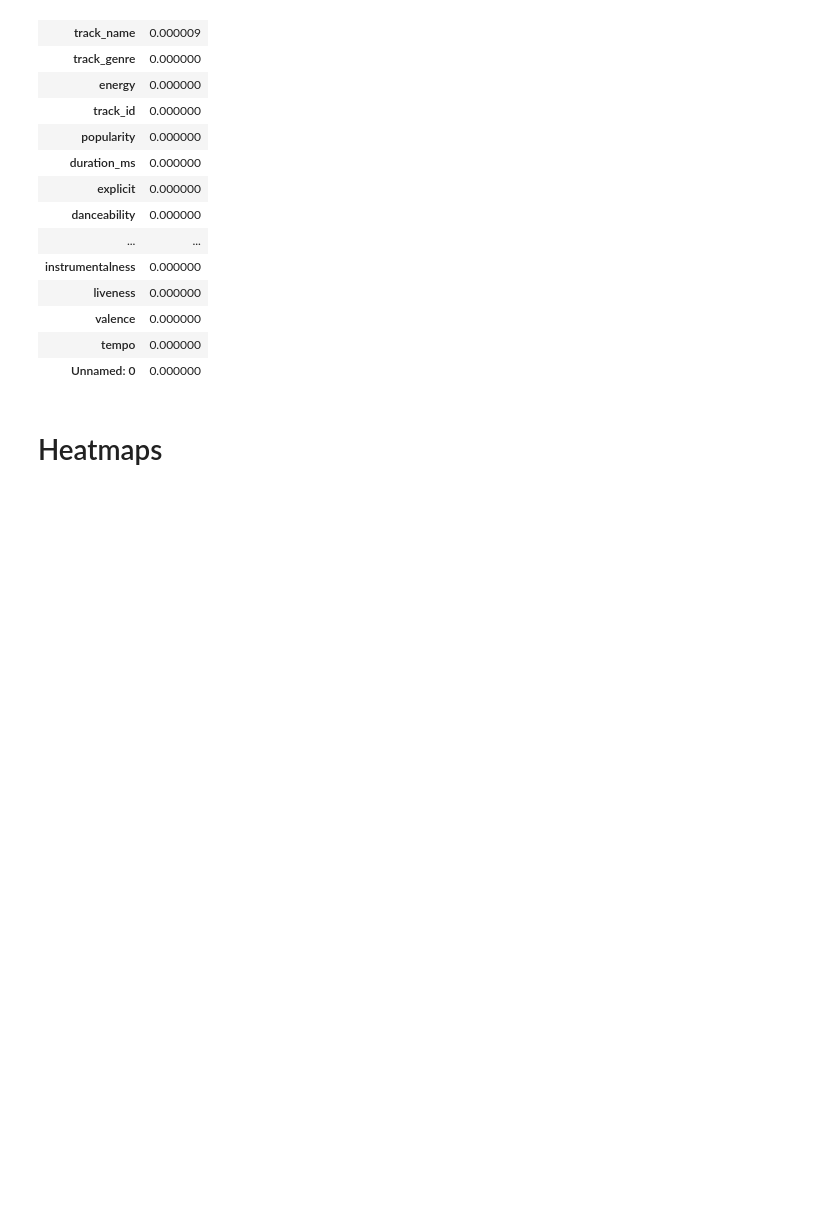
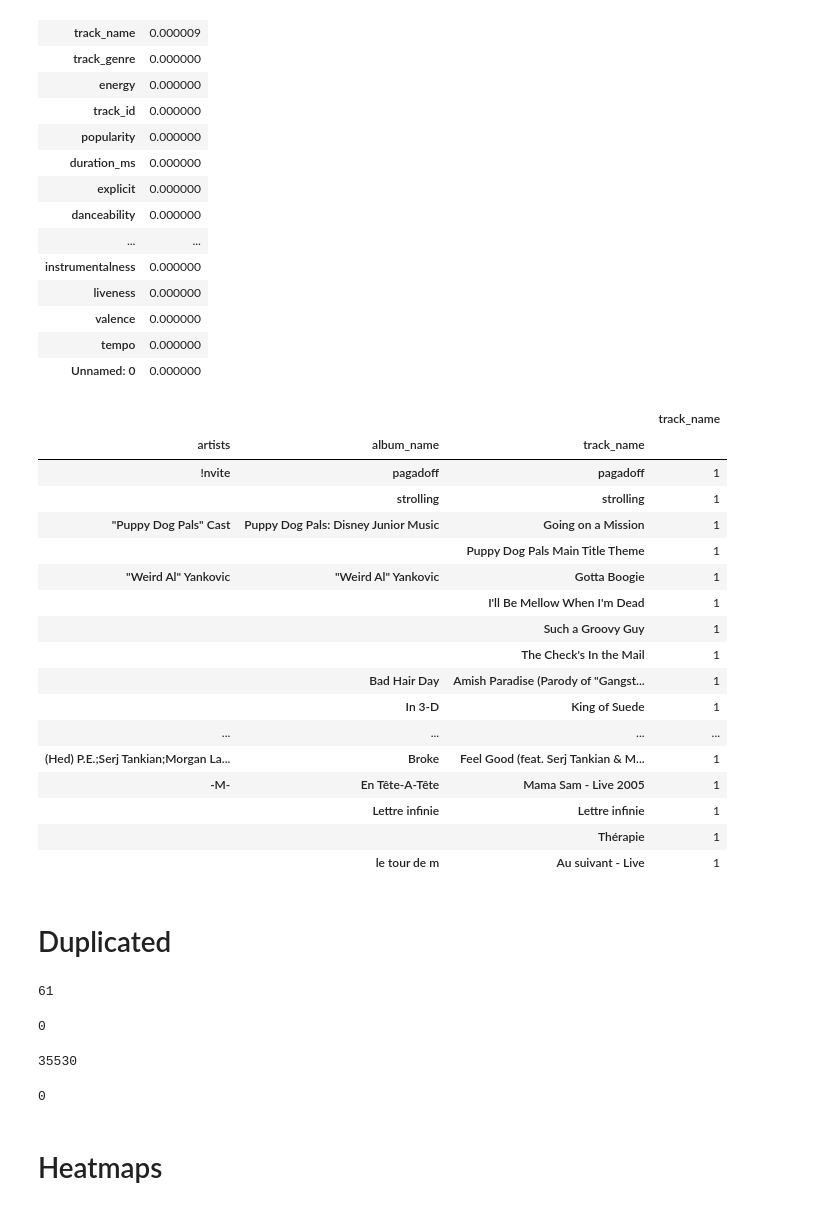
Before and after one commit to jormedinavic/Music-Recommendations, a Jupyter notebook: Music Recommendation.ipynb, the cells around one changed output. Drawn from its saved outputs; the diff is of its cells as text; code cells hidden in the pictures; blank space fills up the shorter version.

```diff
--- a/Music Recommendation.ipynb
+++ b/Music Recommendation.ipynb
@@ -325,6 +416,52 @@ col_count: 21
 | valence | 0.000000 |
 | tempo | 0.000000 |
 | Unnamed: 0 | 0.000000 |
+# %%
+tracks_df.groupby(['artists', 'album_name']).agg('track_name').value_counts(ascending = False).to_frame().head(50)
+
+
+
+
+#cont_df.groupby(['time_zone', 'lang', 'tweet_lang']).agg('count').head(50)
+# %% [output]
+|  |  |  | track_name |
+| artists | album_name | track_name |  |
+| !nvite | pagadoff | pagadoff | 1 |
+|  | strolling | strolling | 1 |
+| "Puppy Dog Pals" Cast | Puppy Dog Pals: Disney Junior Music | Going on a Mission | 1 |
+|  |  | Puppy Dog Pals Main Title Theme | 1 |
+| "Weird Al" Yankovic | "Weird Al" Yankovic | Gotta Boogie | 1 |
+|  |  | I'll Be Mellow When I'm Dead | 1 |
+|  |  | Such a Groovy Guy | 1 |
+|  |  | The Check's In the Mail | 1 |
+|  | Bad Hair Day | Amish Paradise (Parody of "Gangst... | 1 |
+|  | In 3-D | King of Suede | 1 |
+| ... | ... | ... | ... |
+| (Hed) P.E.;Serj Tankian;Morgan La... | Broke | Feel Good (feat. Serj Tankian & M... | 1 |
+| -M- | En Tête-A-Tête | Mama Sam - Live 2005 | 1 |
+|  | Lettre infinie | Lettre infinie | 1 |
+|  |  | Thérapie | 1 |
+|  | le tour de m | Au suivant - Live | 1 |
+# %% [markdown]
+# Duplicated
+# %%
+# cont_df, sent_df, utht_df, tracks_df
+
+cont_df.duplicated().sum()  #61
+# %% [output]
+61
+# %%
+sent_df.duplicated().sum()
+# %% [output]
+0
+# %%
+utht_df.duplicated().sum()   #35530
+# %% [output]
+35530
+# %%
+tracks_df.duplicated().sum()
+# %% [output]
+0
 # %% [markdown]
 # Heatmaps
 # %% [markdown]
```
Also changed, not shown: parts of 10 cells of this notebook.
